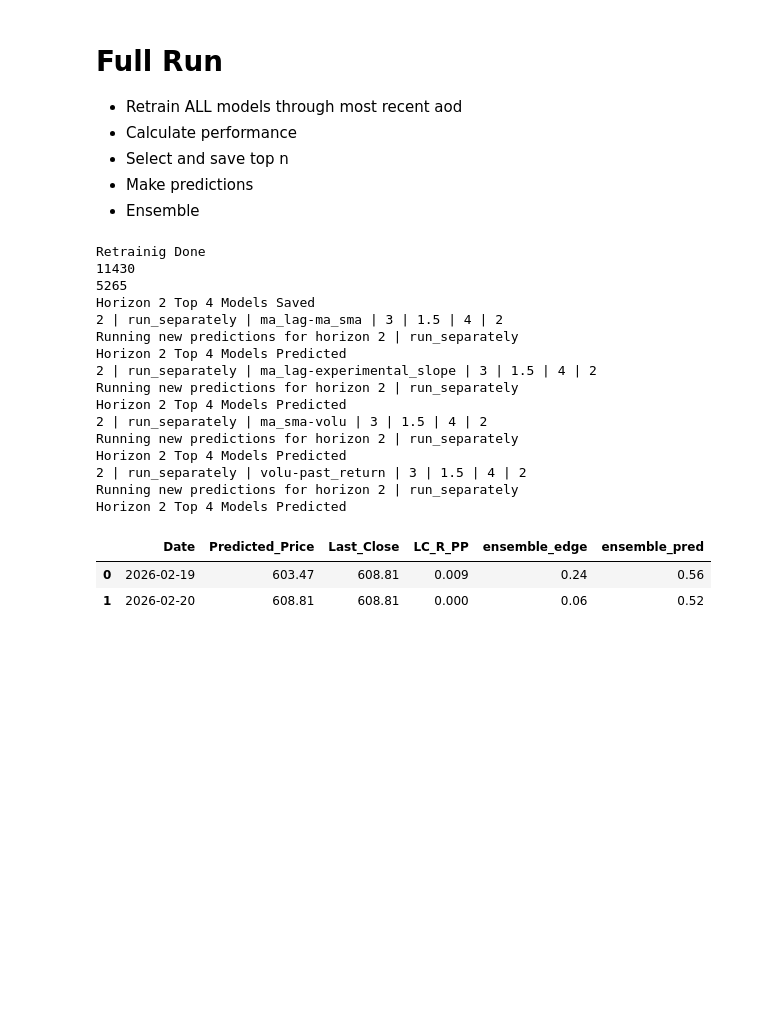
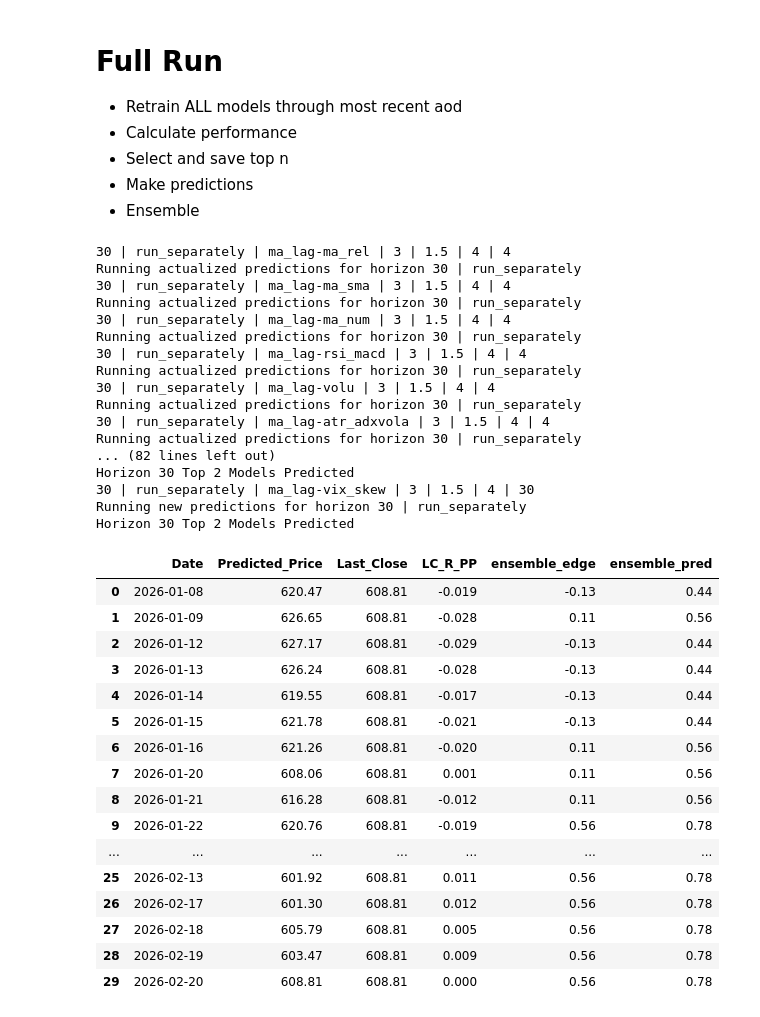
Before and after one commit to bchase17/Stocks, a Jupyter notebook: deployment.ipynb, the cells around one changed output. Drawn from its saved outputs; the diff is of its cells as text; code cells hidden in the pictures; blank space fills up the shorter version.

```diff
--- a/deployment.ipynb
+++ b/deployment.ipynb
@@ -67,10 +67,10 @@ def resolve_feature_cols(feature_set_name: str, features_dict: dict, sep: str =
 
     return out
 
-h=[2]
+h=[30]
 master_results = []
 master_preds = []
-n = 4 # number of top models to select
+n = 2 # number of top models to select
 file_ext = "performance_all"
 min_th = 0.55
 cov_th = 0.75
@@ -214,48 +214,63 @@ for r in h:
 output_df = composite_score[['pprec', 'nprec'] + keys].drop_duplicates().merge(predictions_df, on=keys, how="inner")
 output_df = output_df.rename(columns={"test_start": "Date"})
 cols = ['Date', 'features', 'pred', 'pprec', 'nprec']
 output_df = output_df[cols].sort_values(by='Date').copy()
 output_df = output_df.merge(df_daily[['Close', 'Date']].round(2), on='Date', how="inner")
 output_df = output_df.rename(columns={"Close": "Predicted_Price"})
 last_close = (df_daily.sort_values("Date", ascending=False).iloc[0]["Close"].round(2))
 output_df['Last_Close'] = last_close
 output_df['LC_R_PP'] = round(output_df['Last_Close'] / output_df['Predicted_Price'] - 1, 3)
 
 output_df.loc[output_df['pred'] < 0.45, 'pred'] = output_df['pred'] - 1
 
 output_df['pred_edge'] = np.where(output_df['pred'] > 0, output_df['pprec'] - 0.5, -output_df['nprec'] + 0.5).round(2)
 
 ensemble_df = (
     output_df
     .groupby('Date', as_index=False)
     .agg({
         'Date': 'first',
         'Predicted_Price': 'first',
         'Last_Close': 'first',
         'LC_R_PP': 'first',
         'pred_edge': 'sum'
     })
     .rename(columns={'pred_edge': 'ensemble_edge'})
 )
 ensemble_df['ensemble_pred'] = (ensemble_df['ensemble_edge'] / n + .5).round(2)
 ensemble_df
 # %% [output]
-Retrainig Done
-11430
-5265
-Horizon 2 Top 4 Models Saved
-2 | run_separately | ma_lag-ma_sma | 3 | 1.5 | 4 | 2
-Running new predictions for horizon 2 | run_separately
-Horizon 2 Top 4 Models Predicted
-2 | run_separately | ma_lag-experimental_slope | 3 | 1.5 | 4 | 2
-Running new predictions for horizon 2 | run_separately
-Horizon 2 Top 4 Models Predicted
-2 | run_separately | ma_sma-volu | 3 | 1.5 | 4 | 2
-Running new predictions for horizon 2 | run_separately
-Horizon 2 Top 4 Models Predicted
-2 | run_separately | volu-past_return | 3 | 1.5 | 4 | 2
-Running new predictions for horizon 2 | run_separately
-Horizon 2 Top 4 Models Predicted
+30 | run_separately | ma_lag-ma_rel | 3 | 1.5 | 4 | 4
+Running actualized predictions for horizon 30 | run_separately
+30 | run_separately | ma_lag-ma_sma | 3 | 1.5 | 4 | 4
+Running actualized predictions for horizon 30 | run_separately
+30 | run_separately | ma_lag-ma_num | 3 | 1.5 | 4 | 4
+Running actualized predictions for horizon 30 | run_separately
+30 | run_separately | ma_lag-rsi_macd | 3 | 1.5 | 4 | 4
+Running actualized predictions for horizon 30 | run_separately
+30 | run_separately | ma_lag-volu | 3 | 1.5 | 4 | 4
+Running actualized predictions for horizon 30 | run_separately
+30 | run_separately | ma_lag-atr_adxvola | 3 | 1.5 | 4 | 4
+Running actualized predictions for horizon 30 | run_separately
+... (82 lines left out)
+Horizon 30 Top 2 Models Predicted
+30 | run_separately | ma_lag-vix_skew | 3 | 1.5 | 4 | 30
+Running new predictions for horizon 30 | run_separately
+Horizon 30 Top 2 Models Predicted
 |  | Date | Predicted_Price | Last_Close | LC_R_PP | ensemble_edge | ensemble_pred |
-| 0 | 2026-02-19 | 603.47 | 608.81 | 0.009 | 0.24 | 0.56 |
-| 1 | 2026-02-20 | 608.81 | 608.81 | 0.000 | 0.06 | 0.52 |
+| 0 | 2026-01-08 | 620.47 | 608.81 | -0.019 | -0.13 | 0.44 |
+| 1 | 2026-01-09 | 626.65 | 608.81 | -0.028 | 0.11 | 0.56 |
+| 2 | 2026-01-12 | 627.17 | 608.81 | -0.029 | -0.13 | 0.44 |
+| 3 | 2026-01-13 | 626.24 | 608.81 | -0.028 | -0.13 | 0.44 |
+| 4 | 2026-01-14 | 619.55 | 608.81 | -0.017 | -0.13 | 0.44 |
+| 5 | 2026-01-15 | 621.78 | 608.81 | -0.021 | -0.13 | 0.44 |
+| 6 | 2026-01-16 | 621.26 | 608.81 | -0.020 | 0.11 | 0.56 |
+| 7 | 2026-01-20 | 608.06 | 608.81 | 0.001 | 0.11 | 0.56 |
+| 8 | 2026-01-21 | 616.28 | 608.81 | -0.012 | 0.11 | 0.56 |
+| 9 | 2026-01-22 | 620.76 | 608.81 | -0.019 | 0.56 | 0.78 |
+| ... | ... | ... | ... | ... | ... | ... |
+| 25 | 2026-02-13 | 601.92 | 608.81 | 0.011 | 0.56 | 0.78 |
+| 26 | 2026-02-17 | 601.30 | 608.81 | 0.012 | 0.56 | 0.78 |
+| 27 | 2026-02-18 | 605.79 | 608.81 | 0.005 | 0.56 | 0.78 |
+| 28 | 2026-02-19 | 603.47 | 608.81 | 0.009 | 0.56 | 0.78 |
+| 29 | 2026-02-20 | 608.81 | 608.81 | 0.000 | 0.56 | 0.78 |
```
Also changed, not shown: parts of 2 cells of this notebook, 6 other files.
